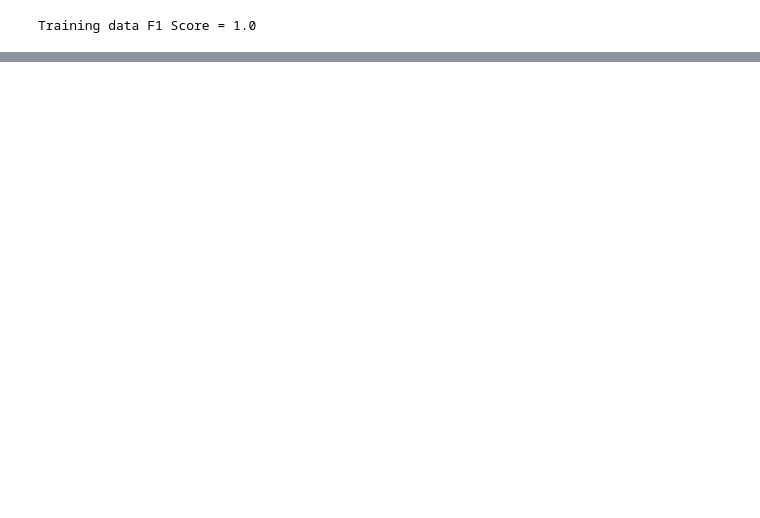
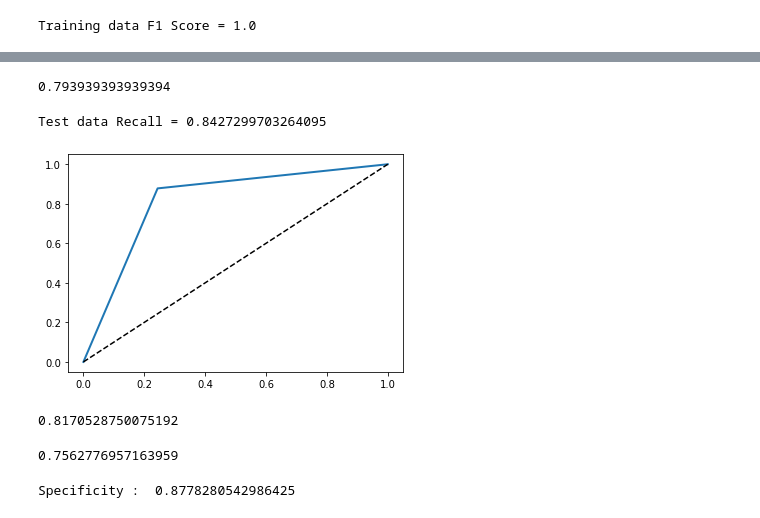
Before and after one commit to na2007/F20DL, a Jupyter notebook: Coursework (3).ipynb, the cells around one changed output, grey strips where cells are left out. Drawn from its saved outputs; the diff is of its cells as text; code cells hidden in the pictures; blank space fills up the shorter version.

```diff
--- a/Coursework (3).ipynb
+++ b/Coursework (3).ipynb
@@ -496,0 +670,10 @@ plt.show()
+# %%
+from sklearn.metrics import roc_curve
+y_scores = cross_val_predict(clf, X_train, y_train, cv=3)
+fpr,tpr,thresholds=roc_curve(y_train,y_scores)
+def plot_roc_curve(fpr, tpr, label=None):
+    plt.plot(fpr, tpr, linewidth=2, label=label)
+    plt.plot([0,1],[0,1],'k--')
+
+plot_roc_curve(fpr,tpr)
+plt.show()
@@ -496,0 +697,22 @@ plt.show()
+# %%
+from sklearn.naive_bayes import ComplementNB
+#loading the original dataset
+original_dataset=pd.read_csv('/Users/HP/Desktop/train.csv')
+
+#making the dataset suitable for a binary classifier
+original_dataset.loc[(original_dataset.price_range == 1), ('price_range') ] = 0
+original_dataset.loc[(original_dataset.price_range != 0), ('price_range') ] = 1
+df=original_dataset
+
+#Running a decision tree classifier on original dataset
+X=df.drop(['price_range'],axis=1)
+Y=df['price_range']
+
+X_train, X_test, y_train, y_test = train_test_split(X,Y, test_size=0.33, random_state=10)
+classifier = ComplementNB()
+clf =classifier.fit(X_train, y_train)
+#Predict the response for test dataset
+y_pred = clf.predict(X_test)
+
+# Model Accuracy, how often is the classifier correct?
+print("Accuracy:",metrics.accuracy_score(y_test, y_pred))
@@ -496,0 +743,13 @@ plt.show()
+# %%
+# accuracy on test data
+X_test_prediction = clf.predict(X_test)
+test_data_accuracy = accuracy_score(y_test, X_test_prediction)
+print(test_data_accuracy)
+# %% [output]
+0.793939393939394
+# %%
+# recall for test data predictions
+recall_test = recall_score(y_test, X_test_prediction)
+print('Test data Recall =', recall_test)
+# %% [output]
+Test data Recall = 0.8427299703264095
@@ -496,0 +760,27 @@ plt.show()
+# %%
+from sklearn.metrics import roc_curve
+y_scores = cross_val_predict(clf, X_train, y_train, cv=3)
+fpr,tpr,thresholds=roc_curve(y_train,y_scores)
+def plot_roc_curve(fpr, tpr, label=None):
+    plt.plot(fpr, tpr, linewidth=2, label=label)
+    plt.plot([0,1],[0,1],'k--')
+
+plot_roc_curve(fpr,tpr)
+plt.show()
+# %% [output]
+[figure, added]
+# %%
+from sklearn.metrics import roc_auc_score
+roc_auc_score(y_train, y_scores)
+# %% [output]
+0.8170528750075192
+# %%
+sensitivity1 = cm[0,0]/(cm[0,0]+cm[0,1])
+print(sensitivity1)
+# %% [output]
+0.7562776957163959
+# %%
+specificity1 = cm[1,1]/(cm[1,0]+cm[1,1])
+print('Specificity : ', specificity1)
+# %% [output]
+Specificity :  0.8778280542986425
```
Also changed, not shown: parts of 53 cells of this notebook.
